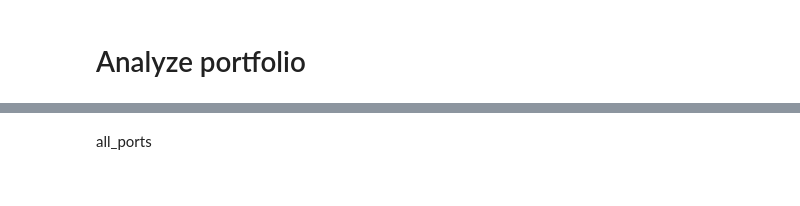
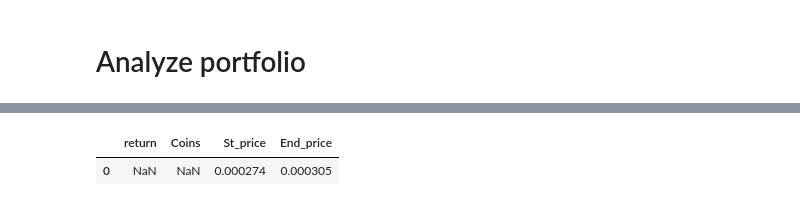
Before and after one commit to darkstar4401/Portfolio-Analysis, a Jupyter notebook: port_maker_v2.ipynb, the cells around one changed output, grey strips where cells are left out. Saved outputs shown, nothing was run; the diff lists cells and outputs as text; code cells hidden in the pictures.

```diff
--- a/port_maker_v2.ipynb
+++ b/port_maker_v2.ipynb
@@ -635,3 +686 @@ Name: 2019-04-01 00:00:00, dtype: float64
 ... (16 outputs left out)
-# %% [markdown]
-all_ports
@@ -638,3 +690,14 @@ all_ports
+# %%
+bt_returns = pd.DataFrame(returns, columns=['return'])
+bt_returns["Coins"] = coins
+bt_returns["return"] = bt_returns["return"]
+bt_returns['St_price'] = st_price
+bt_returns['End_price'] = end_price
+
+bt_returns
+# %% [output]
+|  | return | Coins | St_price | End_price |
+| 0 | NaN | NaN | 0.000274 | 0.000305 |
 # %%
 p_dates[-3:]
 # %% [output]
```
Also changed, not shown: parts of 9 cells of this notebook.
